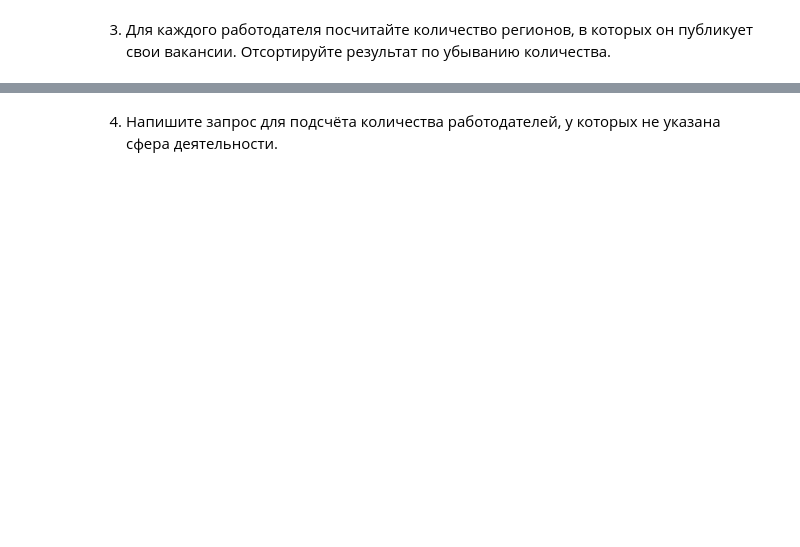
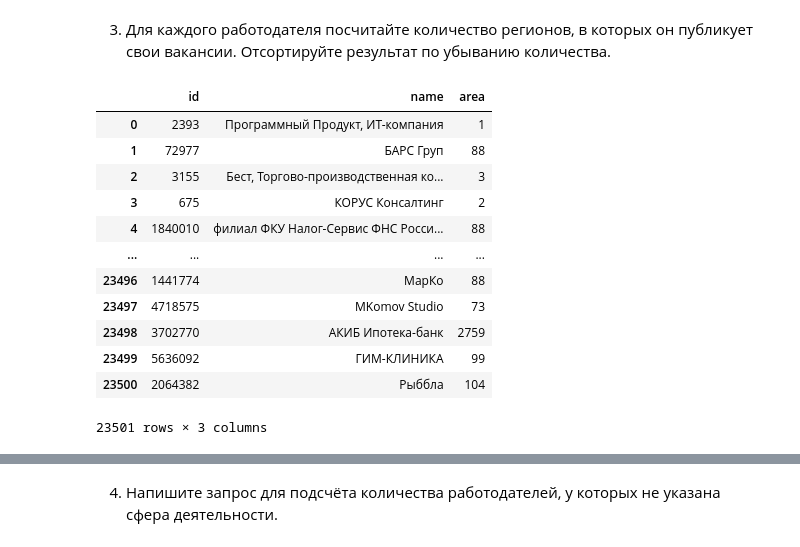
Before and after one commit to ElenaBask/Homework_SF, a Jupyter notebook: Project_2/Анализ вакансий из HeadHunter.ipynb, the cells around one changed output, grey strips where cells are left out. Saved outputs shown, nothing was run; the diff lists cells and outputs as text; code cells hidden in the pictures; blank space fills up the shorter version.

```diff
--- a/Project_2/Анализ вакансий из HeadHunter.ipynb
+++ b/Project_2/Анализ вакансий из HeadHunter.ipynb
@@ -253,0 +282,16 @@ df_5_1
+# %%
+df_e
+# %% [output]
+|  | id | name | area |
+| 0 | 2393 | Программный Продукт, ИТ-компания | 1 |
+| 1 | 72977 | БАРС Груп | 88 |
+| 2 | 3155 | Бест, Торгово-производственная ко... | 3 |
+| 3 | 675 | КОРУС Консалтинг | 2 |
+| 4 | 1840010 | филиал ФКУ Налог-Сервис ФНС Росси... | 88 |
+| ... | ... | ... | ... |
+| 23496 | 1441774 | МарКо | 88 |
+| 23497 | 4718575 | MKomov Studio | 73 |
+| 23498 | 3702770 | АКИБ Ипотека-банк | 2759 |
+| 23499 | 5636092 | ГИМ-КЛИНИКА | 99 |
+| 23500 | 2064382 | Рыббла | 104 |
+23501 rows × 3 columns
```
Also changed, not shown: parts of 25 cells of this notebook.
